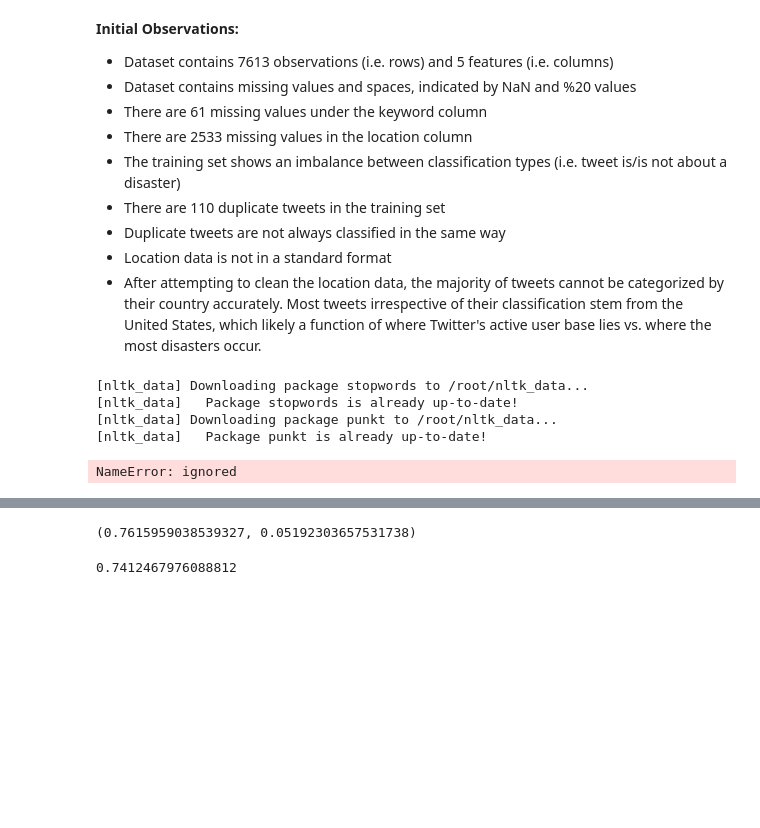
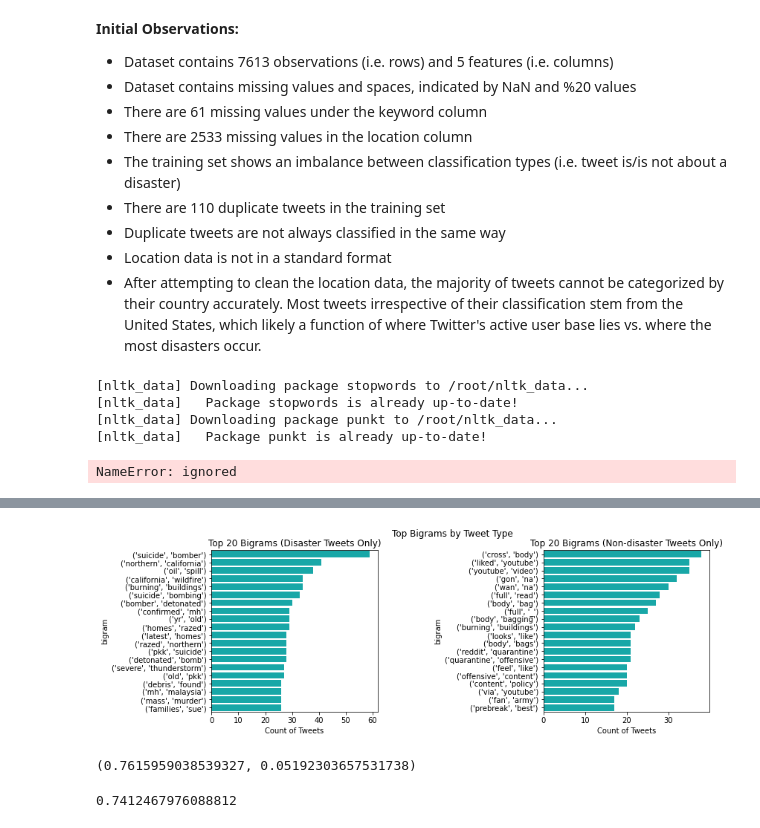
Before and after one commit to benon33/w207-final, a Jupyter notebook: EK_EDA.ipynb, the cells around one changed output, grey strips where cells are left out. Drawn from its saved outputs; the diff is of its cells as text; code cells hidden in the pictures; blank space fills up the shorter version.

```diff
--- a/EK_EDA.ipynb
+++ b/EK_EDA.ipynb
@@ -482,3 +501,20 @@ print(cnt.most_common(10))
+# %%
+#segment and plot by tweet type
+# print(disaster_bigrams)
+
+fig, axes = plt.subplots(1, 2, figsize=(12,4))
+fig.subplots_adjust(wspace=1)
+fig.suptitle('Top Bigrams by Tweet Type')
+sns.barplot(x = disaster_bigrams['count'], y = disaster_bigrams['bigram'], color='c', ax = axes[0])
+sns.barplot(x = non_disaster_bigrams['count'], y = non_disaster_bigrams['bigram'], color='c', ax=axes[1])
+
+axes[0].set_title('Top 20 Bigrams (Disaster Tweets Only)')
+axes[1].set_title('Top 20 Bigrams (Non-disaster Tweets Only)')
+axes[0].xaxis.set_label_text('Count of Tweets')
+axes[1].xaxis.set_label_text('Count of Tweets')
+plt.show()
+# %% [output]
+[figure, added]
 # %%
 #transform data
 vectorizer = CountVectorizer(preprocessor=text_clean, stop_words='english')
```
Also changed, not shown: parts of 1 cell of this notebook.
